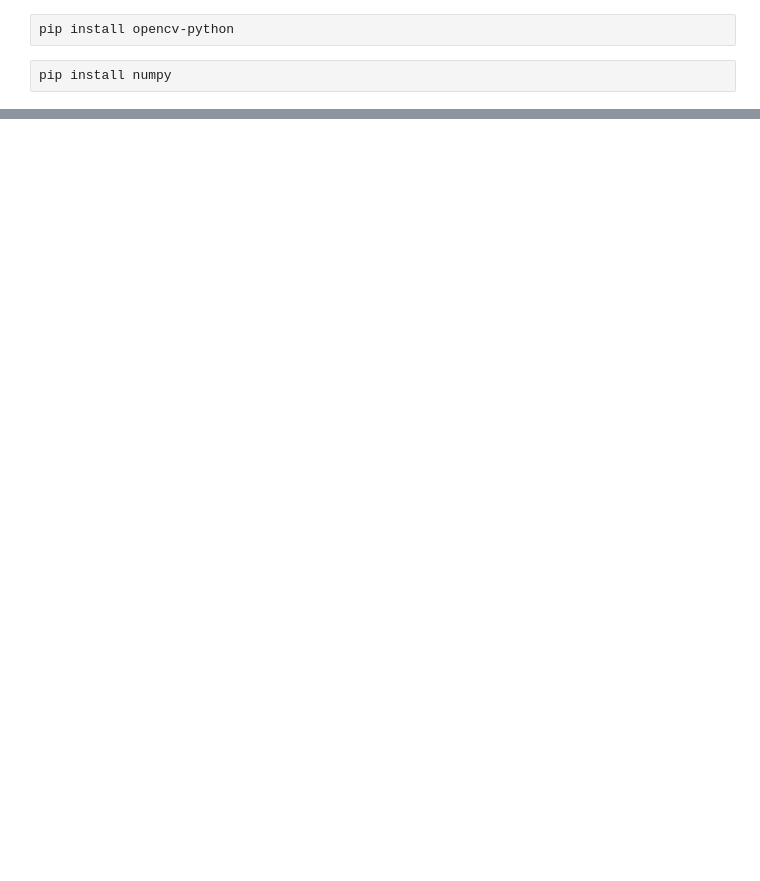
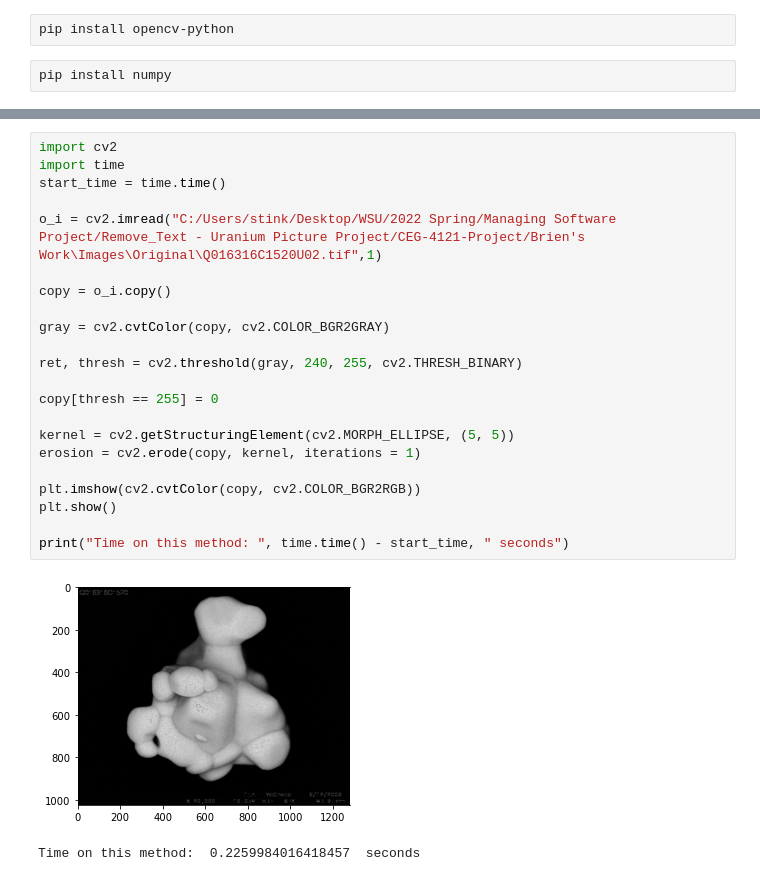
Before and after one commit to brienschmaltz/CEG-4120-Project, a Jupyter notebook: Brien's Work/sort_through_imageArray.ipynb, the cells around one changed output, grey strips where cells are left out. Drawn from its saved outputs; the diff is of its cells as text; blank space fills up the shorter version.

```diff
--- a/Brien's Work/sort_through_imageArray.ipynb
+++ b/Brien's Work/sort_through_imageArray.ipynb
@@ -54,0 +63,25 @@ remove_white_pixels(o_i, m_i)
+# %%
+import cv2
+import time
+start_time = time.time()
+
+o_i = cv2.imread("C:/Users/stink/Desktop/WSU/2022 Spring/Managing Software Project/Remove_Text - Uranium Picture Project/CEG-4121-Project/Brien's Work\Images\Original\Q016316C1520U02.tif",1)
+
+copy = o_i.copy()
+
+gray = cv2.cvtColor(copy, cv2.COLOR_BGR2GRAY)
+
+ret, thresh = cv2.threshold(gray, 240, 255, cv2.THRESH_BINARY)
+
+copy[thresh == 255] = 0
+
+kernel = cv2.getStructuringElement(cv2.MORPH_ELLIPSE, (5, 5))
+erosion = cv2.erode(copy, kernel, iterations = 1)
+
+plt.imshow(cv2.cvtColor(copy, cv2.COLOR_BGR2RGB))
+plt.show()
+
+print("Time on this method: ", time.time() - start_time, " seconds")
+# %% [output]
+[figure, added]
+Time on this method:  0.2259984016418457  seconds
```
Also changed, not shown: parts of 2 cells of this notebook.
